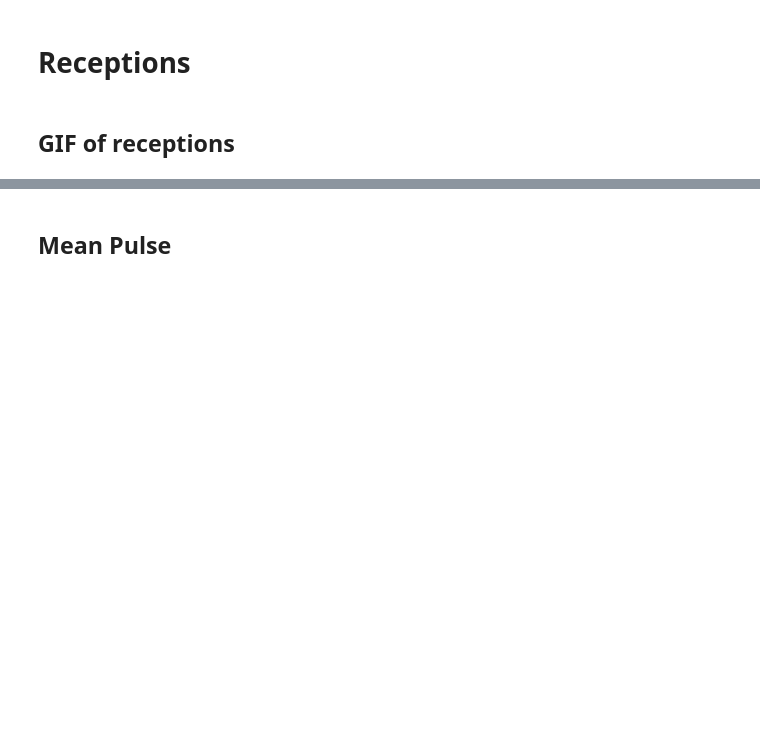
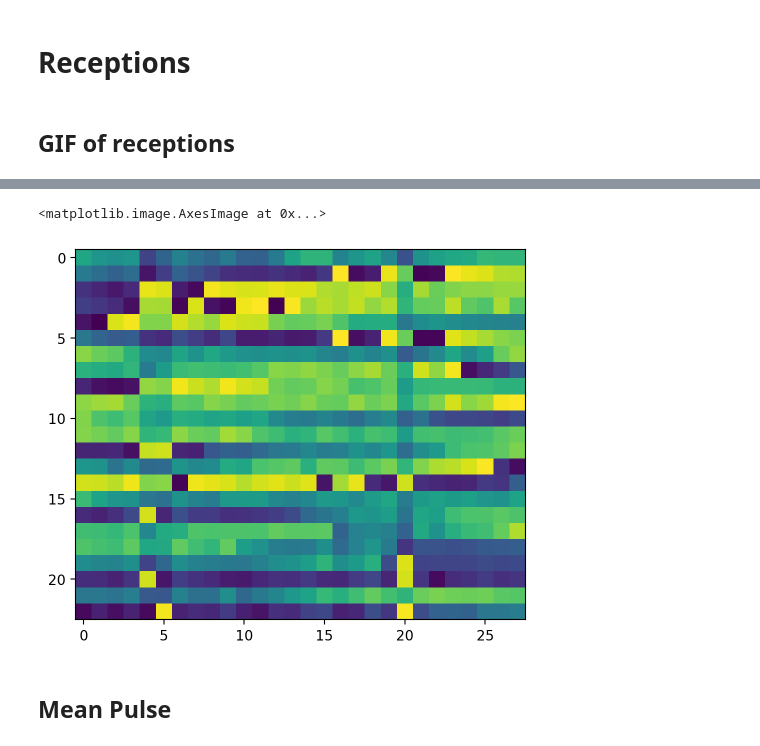
Before and after one commit to John-Ragland/n23_fluctuations_ragland, a Jupyter notebook: notebooks/publication_figures/receptions.ipynb, the cells around one changed output, grey strips where cells are left out. Saved outputs shown, nothing was run; the diff lists cells and outputs as text; code cells hidden in the pictures; blank space fills up the shorter version.

```diff
--- a/notebooks/publication_figures/receptions.ipynb
+++ b/notebooks/publication_figures/receptions.ipynb
@@ -161,3 +274,22 @@ reception_figures[0].save(
+# %%
+ray_id = '+10b'
+
+ray_arrival_angles = []
+ray_angles_plus_tilt = {}
+
+for ray_id in peak_locations['angles'].keys():
+    ray_arrival_angle = np.mean(peak_locations['angles'][ray_id])
+    ray_angle_plus_tilt = ray_arrival_angle + array_tilt
+
+    ray_arrival_angles.append(ray_arrival_angle)
+    ray_angles_plus_tilt[ray_id] = ray_angle_plus_tilt
+# %%
+wavefront_values_test = tools.get_wavefront_values(dss, peak_locations['times'], ray_angles_plus_tilt)
+# %%
+plt.imshow(np.angle(wavefront_values_test['+7']))
+# %% [output]
+<matplotlib.image.AxesImage at 0x...>
+[figure, added]
 # %% [markdown]
 ## Mean Pulse
 # %%
```
Also changed, not shown: parts of 14 cells of this notebook, 2 other files.
